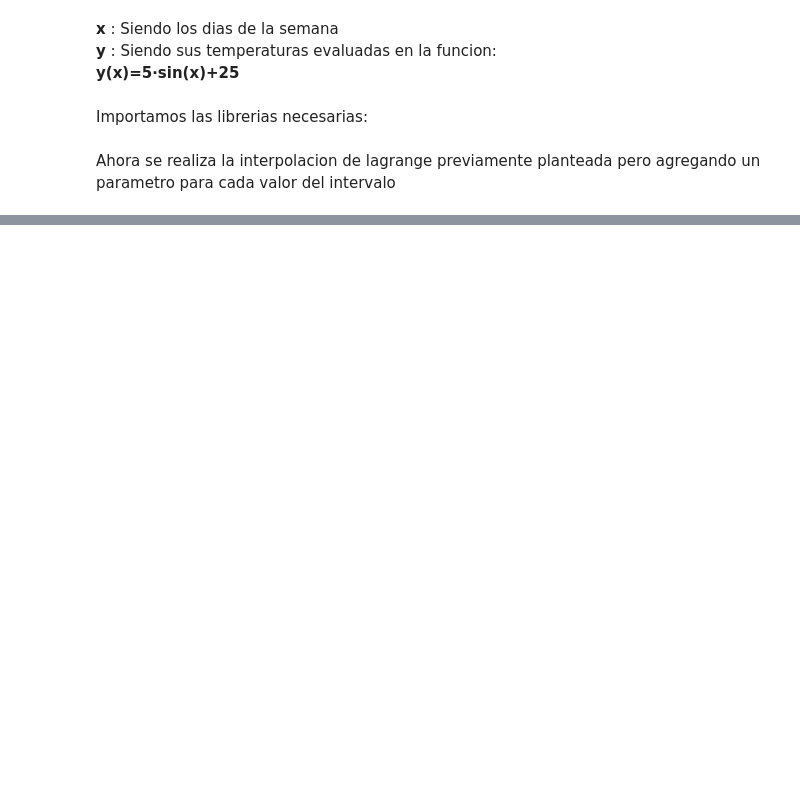
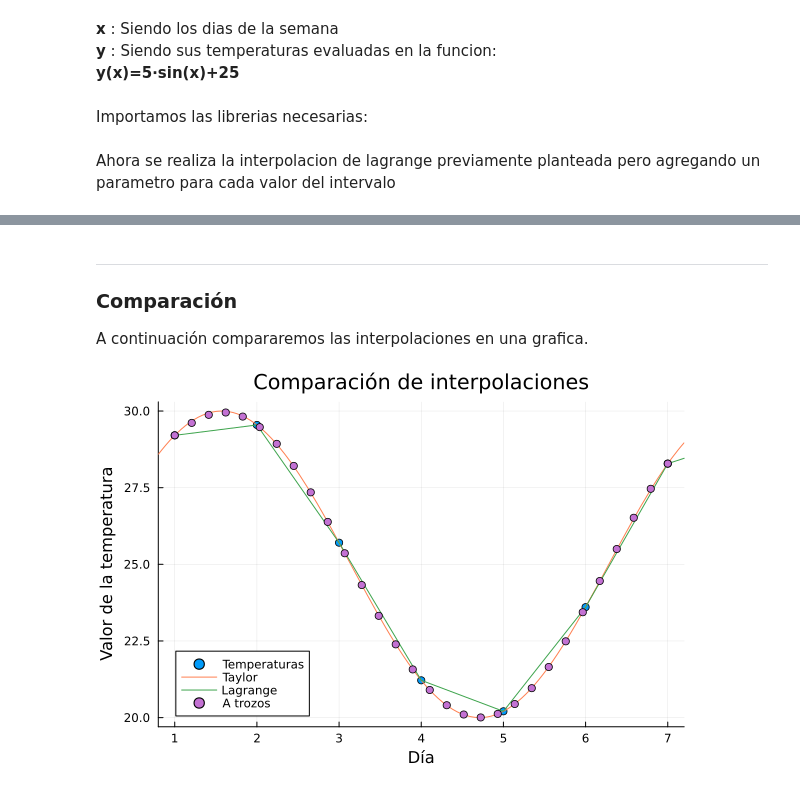
Before and after one commit to cesardarizaleta/Calculo-Grupal, a Jupyter notebook: Proyectos/PrediccionMeteorologica/interpolaciones.ipynb, the cells around one changed output, grey strips where cells are left out. Saved outputs shown, nothing was run; the diff lists cells and outputs as text; code cells hidden in the pictures; blank space fills up the shorter version.

Commit message:
Agregado de comparacion de interpolaciones

```diff
--- a/Proyectos/PrediccionMeteorologica/interpolaciones.ipynb
+++ b/Proyectos/PrediccionMeteorologica/interpolaciones.ipynb
@@ -297,0 +304,11 @@ plot!(x_plot, y_plot,seriestype=:scatter, label="Lagrange", xlabel="x", ylabel="
+# %% [markdown]
+---
+### Comparación
+A continuación compararemos las interpolaciones en una grafica.
+# %%
+scatter(ejex, ejey, xlabel="Día", ylabel="Valor de la temperatura", title="Comparación de interpolaciones", marker=:circle,xlims=(0.8,7.2),label="Temperaturas")
+plot!(taylor,label="Taylor",color=:coral)
+plot!(x_inter,y_inter,label="Lagrange")
+plot!(x_plot, y_plot,seriestype=:scatter, label="A trozos")
+# %% [output]
+[figure, added]
```
Also changed, not shown: parts of 8 cells of this notebook.
